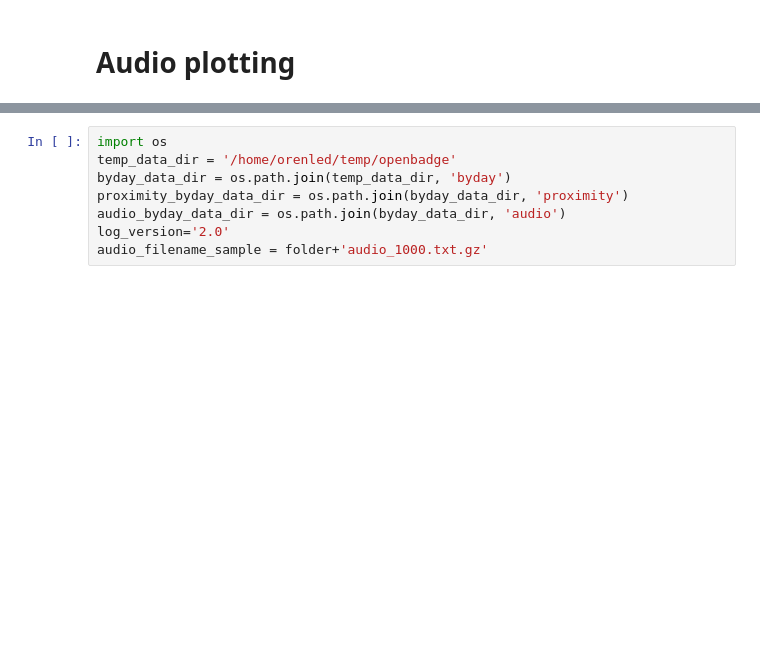
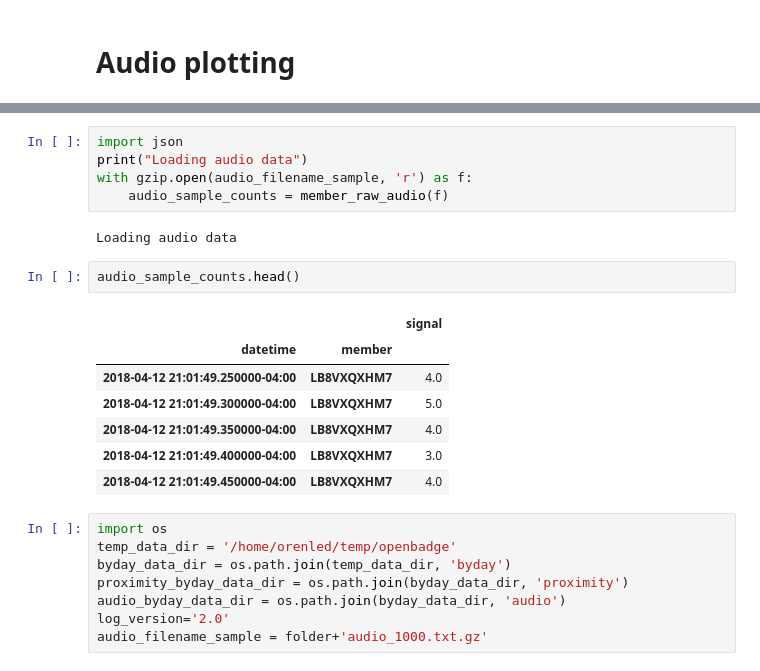
Before and after one commit to HumanDynamics/openbadge-analysis-test-badge, a Jupyter notebook: notebooks/20180412_compare_new_3v6_to_3v4.ipynb, the cells around one changed output, grey strips where cells are left out. Drawn from its saved outputs; the diff is of its cells as text; blank space fills up the shorter version.

Commit message:
Some tests for audio, incomplete

```diff
--- a/notebooks/20180412_compare_new_3v6_to_3v4.ipynb
+++ b/notebooks/20180412_compare_new_3v6_to_3v4.ipynb
@@ -533,3 +590,20 @@ ggplot(data, aes(x = datetime, y = clock_diff, color = mac)) +
+# %%
+import json
+print("Loading audio data")
+with gzip.open(audio_filename_sample, 'r') as f:
+    audio_sample_counts = member_raw_audio(f)
+# %% [output]
+Loading audio data
+# %%
+audio_sample_counts.head()
+# %% [output]
+|  |  | signal |
+| datetime | member |  |
+| 2018-04-12 21:01:49.250000-04:00 | LB8VXQXHM7 | 4.0 |
+| 2018-04-12 21:01:49.300000-04:00 | LB8VXQXHM7 | 5.0 |
+| 2018-04-12 21:01:49.350000-04:00 | LB8VXQXHM7 | 4.0 |
+| 2018-04-12 21:01:49.400000-04:00 | LB8VXQXHM7 | 3.0 |
+| 2018-04-12 21:01:49.450000-04:00 | LB8VXQXHM7 | 4.0 |
 # %%
 import os
 temp_data_dir = '/home/orenled/temp/openbadge'
```
Also changed, not shown: parts of 6 cells of this notebook.
